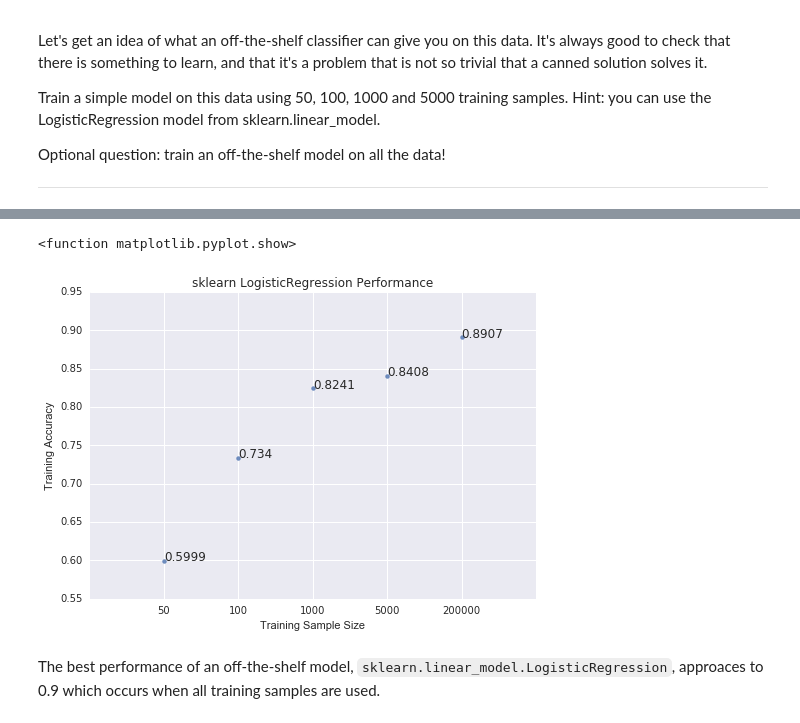
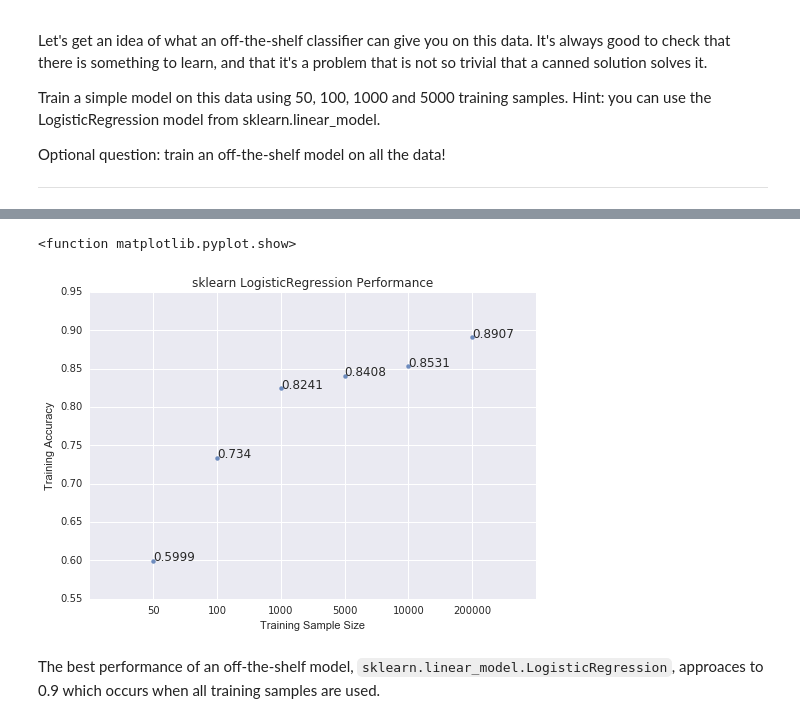
Before and after one commit to ziyanfeng/udacity-deep-learning, a Jupyter notebook: 1_notmnist.ipynb, the cells around one changed output, grey strips where cells are left out. Cells and saved outputs as stored; diff of their text form; code cells hidden in the pictures.

```diff
--- a/1_notmnist.ipynb
+++ b/1_notmnist.ipynb
@@ -565 +565,9 @@ Wall time: 22.2 s
 Score of using 5000 training samples is 0.8408.
+# %%
+# Training size = 10000
+X_train_10000 = train_dataset[:10000].reshape(10000, 28 * 28)
+y_train_10000 = train_labels[:10000]
+
+%time logreg.fit(X_train_10000, y_train_10000)
+score_10000 = logreg.score(X_test, y_test)
+print('Score of using 10000 training samples is {}.'.format(score_10000))
@@ -578,20 +590,20 @@ Score of using all training samples is 0.8907.
 # %%
 import seaborn as sns
 
-sample_sizes = np.array(['50', '100', '1000', '5000', str(train_dataset.shape[0])])
-reg_scores = np.array([score_50, score_100, score_1000, score_5000, score_all])
-x_axis = np.array(range(5))
+sample_sizes = np.array(['50', '100', '1000', '5000', '10000', str(train_dataset.shape[0])])
+reg_scores = np.array([score_50, score_100, score_1000, score_5000, score_10000, score_all])
+x_axis = np.array(range(6))
 
 sns.regplot(x_axis, reg_scores, fit_reg=False)
 plt.xticks(x_axis, sample_sizes)
 plt.title('sklearn LogisticRegression Performance')
 plt.xlabel('Training Sample Size')
 plt.ylabel('Training Accuracy')
 for i, txt in enumerate(reg_scores):
     plt.annotate(txt, (x_axis[i], reg_scores[i]))
 plt.show
 # %% [output]
 <function matplotlib.pyplot.show>
-[figure, old version]
+[figure, new version]
 # %% [markdown]
 The best performance of an off-the-shelf model, `sklearn.linear_model.LogisticRegression`, approaces to 0.9 which occurs when all training samples are used.
```
Also changed, not shown: parts of 16 cells of this notebook.
